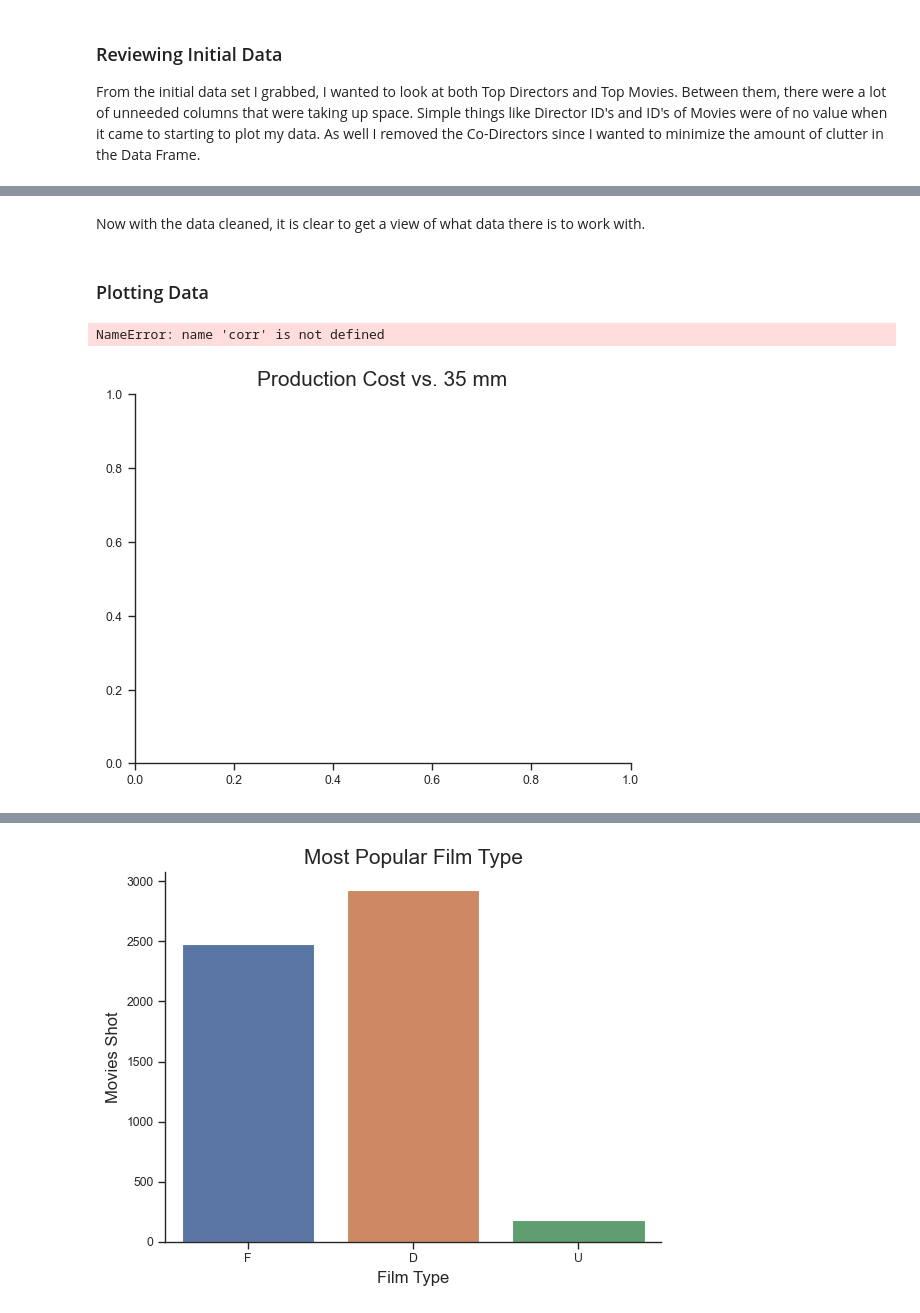
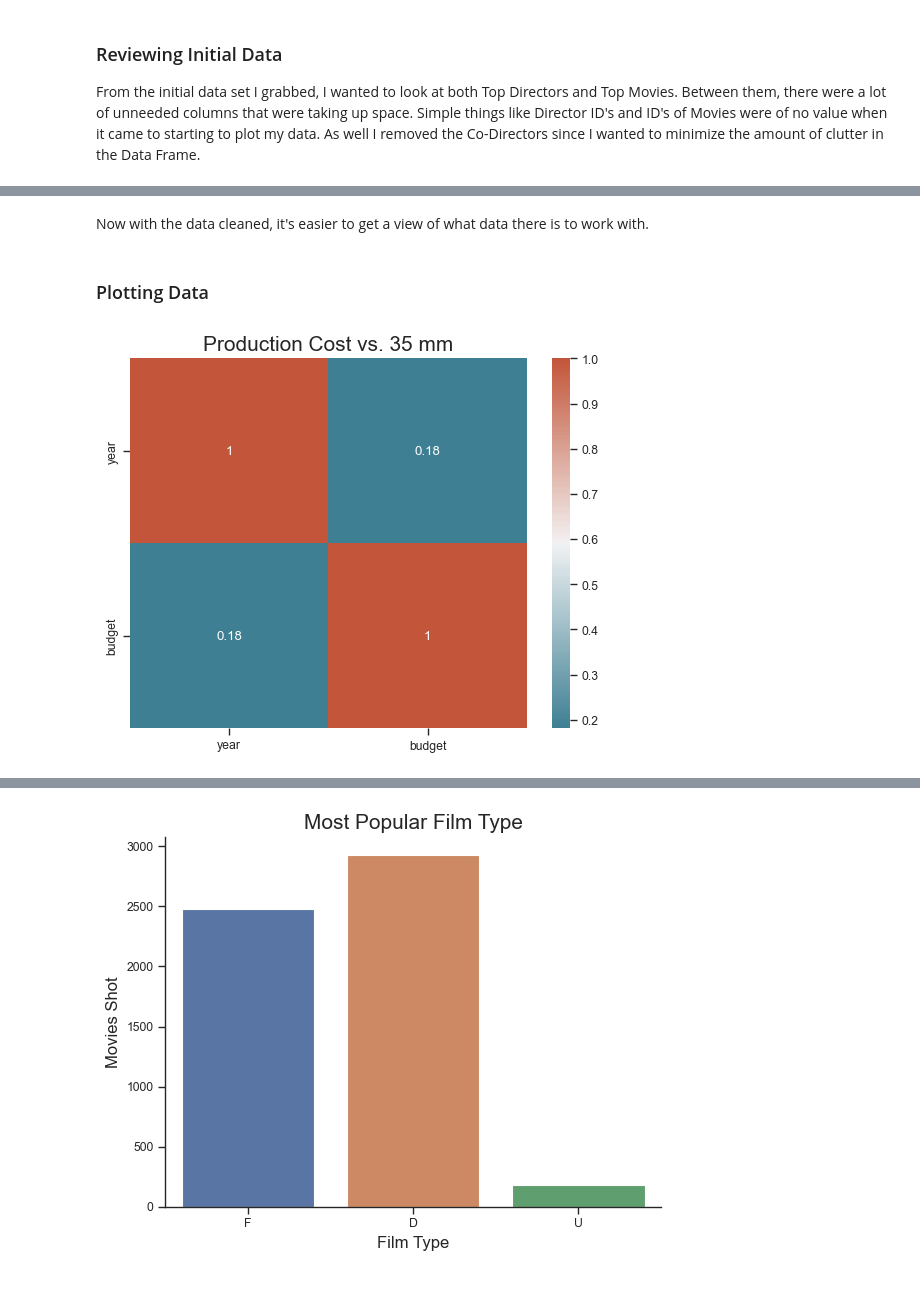
Before and after one commit to ubco-W2022T1-cosc301/project-group16, a Jupyter notebook: notebooks/analysis1.ipynb, the cells around one changed output, grey strips where cells are left out. Drawn from its saved outputs; the diff is of its cells as text; code cells hidden in the pictures.

```diff
--- a/notebooks/analysis1.ipynb
+++ b/notebooks/analysis1.ipynb
@@ -77,17 +75,17 @@ genres              22
 film_type            3
 dtype: int64
 # %% [markdown]
-Now with the data cleaned, it is clear to get a view of what data there is to work with.
+Now with the data cleaned, it's easier to get a view of what data there is to work with.
 # %% [markdown]
 ### Plotting Data
 # %%
 tx = df_clean.query("negative_format=='35 mm'") # Plotting the Graph
 plt.title("Production Cost vs. 35 mm", size=15)
-g=sns.heatmap(tx.corr(numeric_only=True), xticklabels=corr.columns, yticklabels=corr.columns, annot=True, cmap=sns.diverging_palette(220, 20, as_cmap=True))
+px = tx.corr(numeric_only=True)
+g=sns.heatmap(tx.corr(numeric_only=True), xticklabels=px.columns, yticklabels=px.columns, annot=True, cmap=sns.diverging_palette(220, 20, as_cmap=True))
 plt.show()
 # %% [output]
-NameError: name 'corr' is not defined
-[figure, old version]
+[figure, new version]
 # %%
 ux = df_clean.query("negative_format=='Digital'") # Plotting the Graph
 plt.title("Production Cost vs. Digital", size=15)
```
Also changed, not shown: parts of 14 cells of this notebook, 2 other files.
